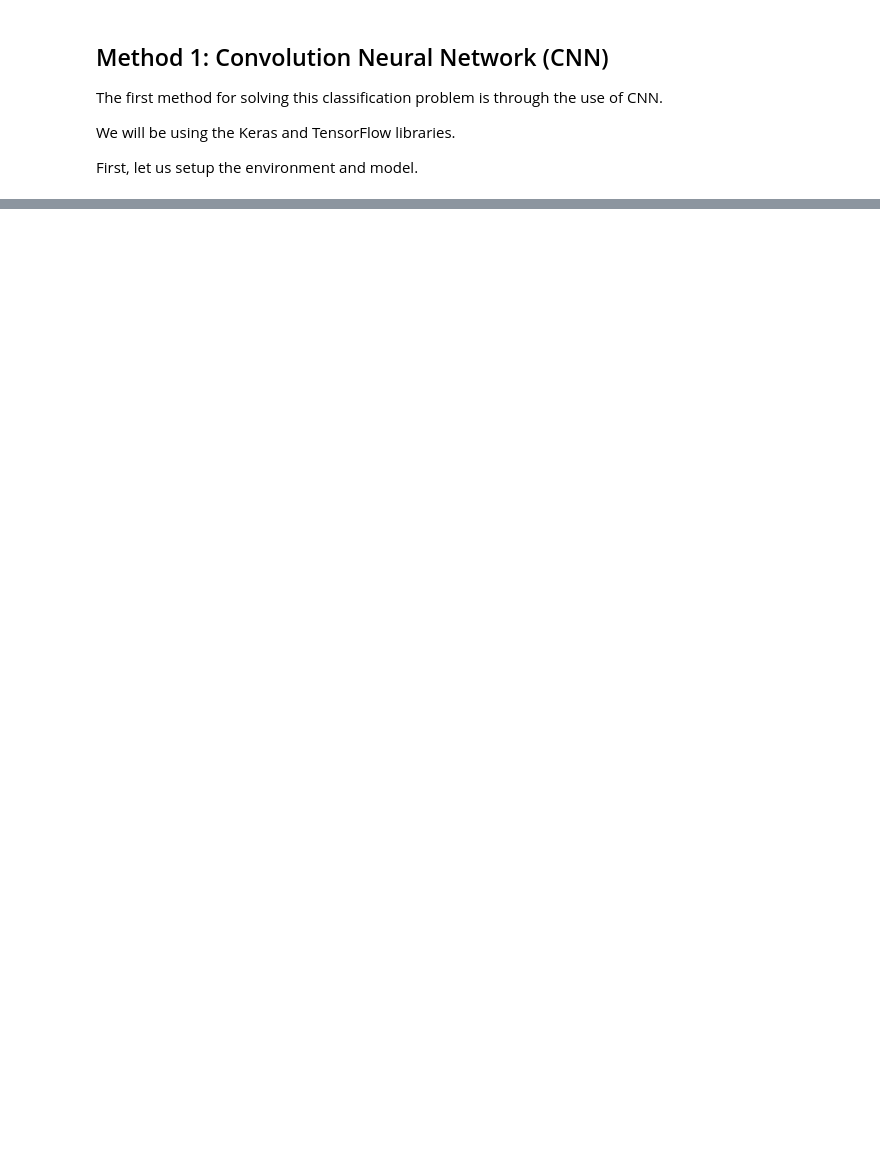
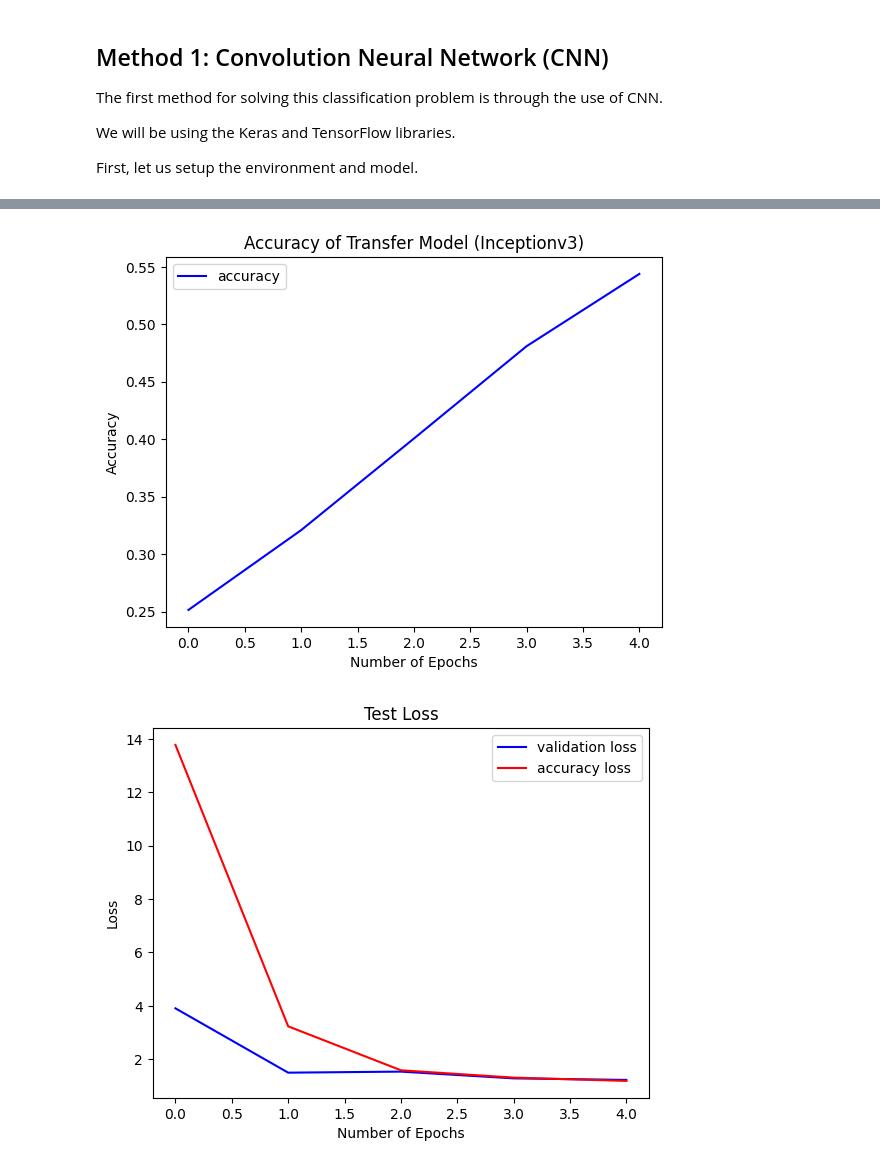
Before and after one commit to ktrin-u/KEY-Sugarcane-Image-Classifier, a Jupyter notebook: main.ipynb, the cells around one changed output, grey strips where cells are left out. Saved outputs shown, nothing was run; the diff lists cells and outputs as text; code cells hidden in the pictures; blank space fills up the shorter version.

Commit message:
feat: shift focus to transfer learning

```diff
--- a/main.ipynb
+++ b/main.ipynb
@@ -86,13 +88,14 @@ pprint(class_count)
 # Repeat to ensure model won't run out of data
 # Batch the data set for model compatibility
 # Prefetch to optimize
-train_ds_balanced = train_ds_balanced.repeat().batch(BATCH_SIZE).prefetch(tf.data.AUTOTUNE)
 
-# Calculate steps_per_epoch
-total_samples = sum(class_count.values())
-steps_per_epoch = total_samples // BATCH_SIZE
+def config_performance(dataset):
+    dataset = dataset.cache()
+    dataset = dataset.batch(BATCH_SIZE)
+    return dataset.prefetch(tf.data.AUTOTUNE)
 
-print(f"Train data set sample count: {total_samples}\nCalculated steps per epoch: {steps_per_epoch}")
+train_ds_optimized = config_performance(train_ds_balanced)
+validation_ds_optimized = config_performance(validation_ds)
 # %% [output]
 {'[0. 0. 0. 0. 0. 1.]': 228,
  '[0. 0. 0. 0. 1. 0.]': 228,
@@ -229,35 +115,40 @@ plt.show()
 import keras
 from keras.api.applications.inception_v3 import InceptionV3
 
-EPOCHS = 50
-BATCH_SIZE = 256
+EPOCHS = 5
+DROPOUT_RATE = 0.2
 
 pre_trained_model = InceptionV3(
-    input_shape=X_train.shape[1::],
     weights="imagenet",
+    classes=len(classes),
     include_top=False,  # the fully connected layer at the end
 )
 
 for layer in pre_trained_model.layers:
     layer.trainable = False
 
-fully_connected_layer = keras.layers.Flatten()(pre_trained_model.output)
-fully_connected_layer = keras.layers.Dense(512, activation="relu")(fully_connected_layer)
-fully_connected_layer = keras.layers.Dropout(0.2)(fully_connected_layer)
-fully_connected_layer = keras.layers.Dense(len(classes), activation="softmax")(
-    fully_connected_layer
-)
-
-transfer_model = keras.Model(pre_trained_model.input, fully_connected_layer)
+transfer_model = keras.models.Sequential([
+    # preprocessing layers
+    keras.layers.Rescaling(1./255),
+    # data augmentation layers
+    keras.layers.RandomFlip("horizontal_and_vertical", seed=SEED),
+    keras.layers.RandomRotation(0.05, seed=SEED),
+    pre_trained_model,
+    # fully connected
+    keras.layers.Flatten(),
+    keras.layers.Dense(512, activation="relu"),
+    keras.layers.Dropout(DROPOUT_RATE),
+    keras.layers.Dense(len(classes), activation="softmax"),
+])
 
 # transfer_model.summary()
 
 transfer_model.compile(
     optimizer=keras.optimizers.Adam(learning_rate=0.001, beta_1=0.9, beta_2=0.999),  # type: ignore
     loss=keras.losses.CategoricalCrossentropy(),
-    metrics=[keras.metrics.CategoricalAccuracy(), "acc"],
+    metrics=["accuracy"],
 )
 
 history = transfer_model.fit(
-    X_train, Y_train, batch_size=BATCH_SIZE, epochs=EPOCHS, validation_data=(X_test, Y_test)
+    train_ds_optimized, epochs=EPOCHS, validation_data=validation_ds_optimized
 )
@@ -264,21 +170,24 @@ history = transfer_model.fit(
 # %%
 import matplotlib.pyplot as plt
 
 # show the accuracy of method 2
-plt.plot(history.history["acc"], color="b", label="accuracy")
+plt.plot(history.history["accuracy"], color="b", label="accuracy")
 plt.title("Accuracy of Transfer Model (Inceptionv3)")
 plt.xlabel("Number of Epochs")
 plt.ylabel("Accuracy")
 plt.legend()
 plt.show()
 
 # show the training (and validation) loss of method 2
 plt.plot(history.history["val_loss"], color="b", label="validation loss")
 plt.plot(history.history["loss"], color="r", label="accuracy loss")
 plt.title("Test Loss")
 plt.xlabel("Number of Epochs")
 plt.ylabel("Loss")
 plt.legend()
 plt.show()
+# %% [output]
+[figure, added]
+[figure, added]
 # %%
 transfer_model.summary()
```
Also changed, not shown: parts of 8 cells of this notebook.
